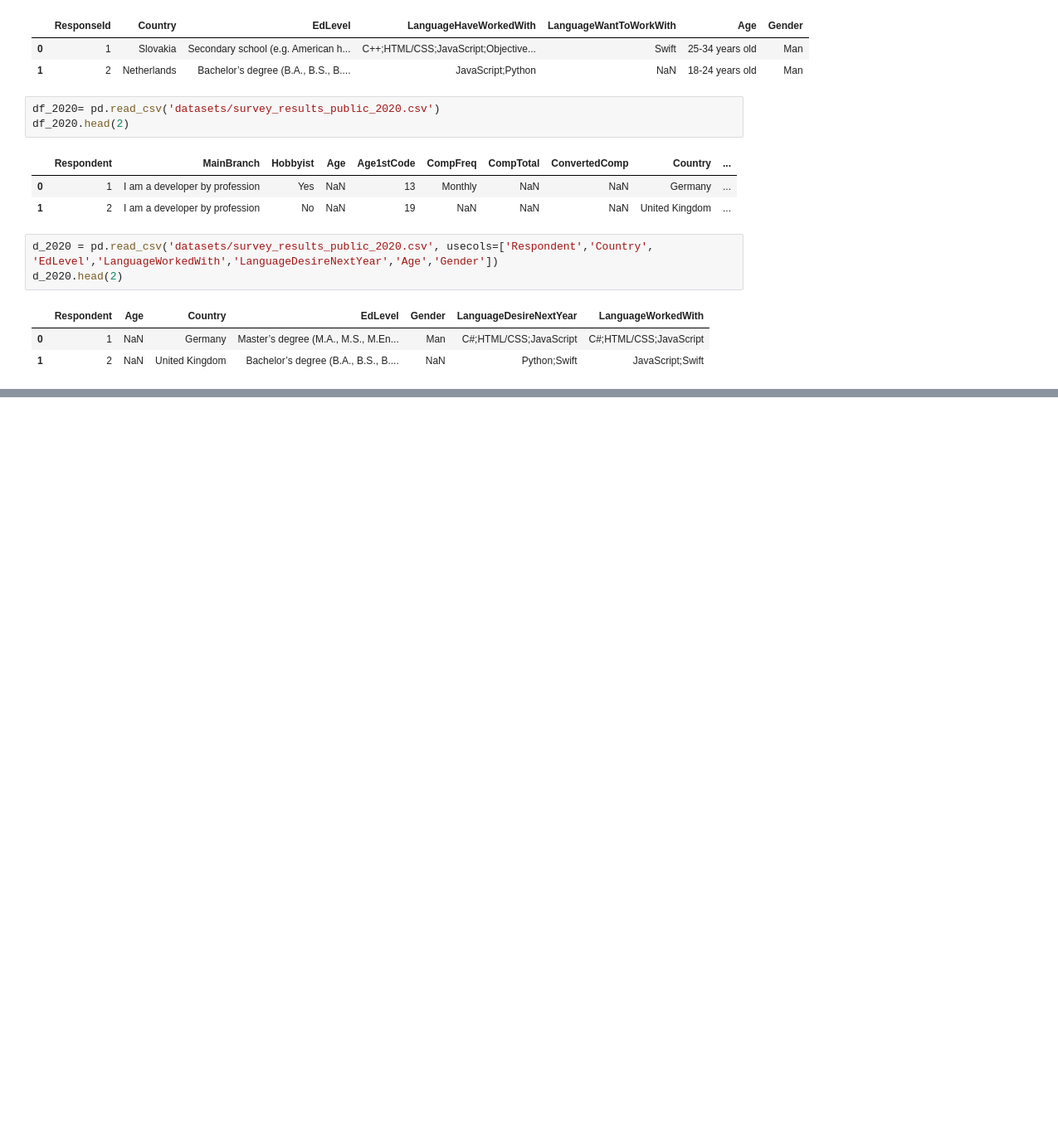
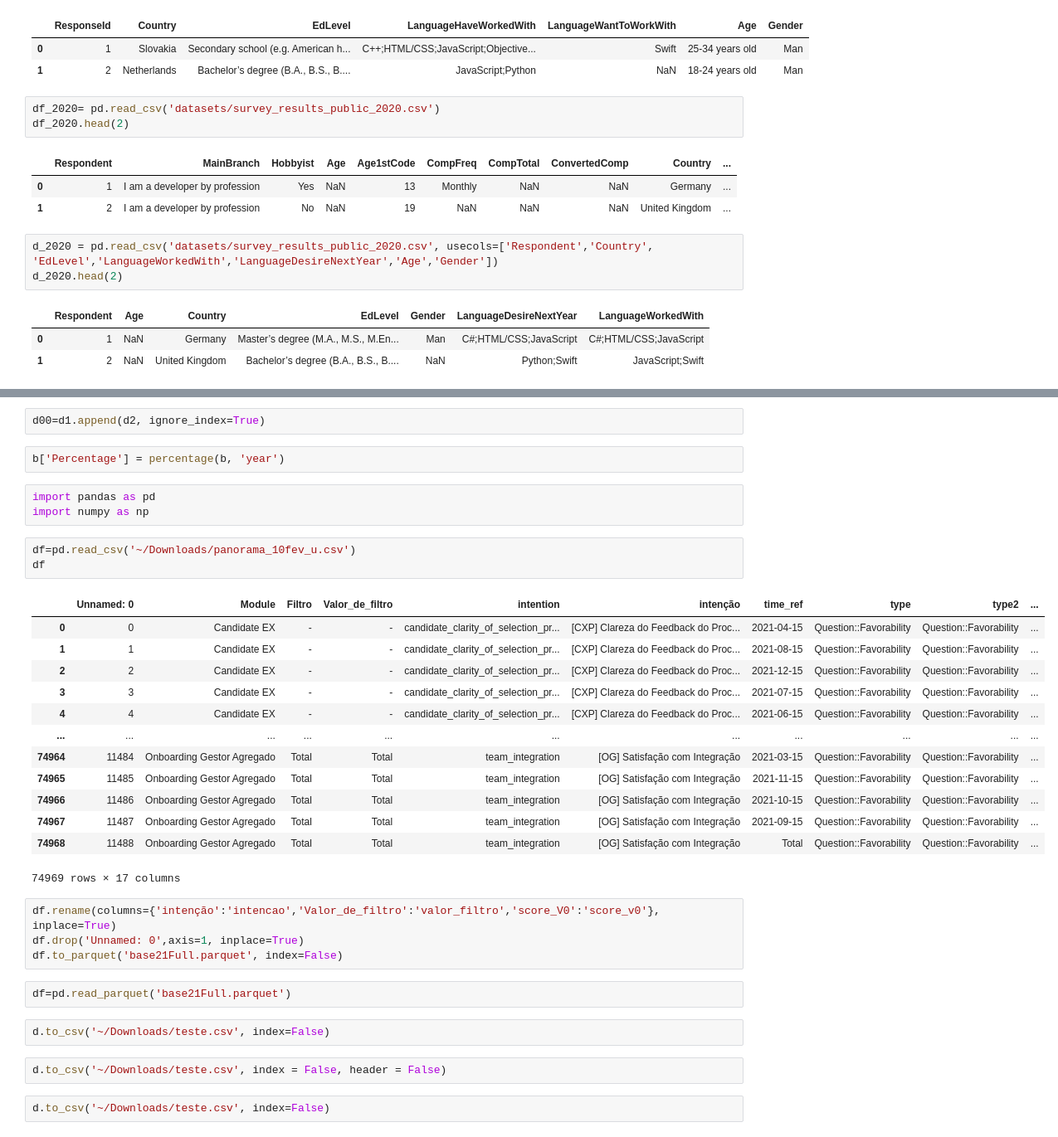
Before and after one commit to statspy-ml/ds_blog, a Jupyter notebook: stackoverflow.ipynb, the cells around one changed output, grey strips where cells are left out. Shown at 83% size. Saved outputs shown, nothing was run; the diff lists cells and outputs as text; blank space fills up the shorter version.

```diff
--- a/stackoverflow.ipynb
+++ b/stackoverflow.ipynb
@@ -203,0 +398,36 @@ list
+# %%
+d00=d1.append(d2, ignore_index=True)
+# %%
+b['Percentage'] = percentage(b, 'year')
+# %%
+import pandas as pd
+import numpy as np
+# %%
+df=pd.read_csv('~/Downloads/panorama_10fev_u.csv')
+df
+# %% [output]
+|  | Unnamed: 0 | Module | Filtro | Valor_de_filtro | intention | intenção | time_ref | type | type2 | ... |
+| 0 | 0 | Candidate EX | - | - | candidate_clarity_of_selection_pr... | [CXP] Clareza do Feedback do Proc... | 2021-04-15 | Question::Favorability | Question::Favorability | ... |
+| 1 | 1 | Candidate EX | - | - | candidate_clarity_of_selection_pr... | [CXP] Clareza do Feedback do Proc... | 2021-08-15 | Question::Favorability | Question::Favorability | ... |
+| 2 | 2 | Candidate EX | - | - | candidate_clarity_of_selection_pr... | [CXP] Clareza do Feedback do Proc... | 2021-12-15 | Question::Favorability | Question::Favorability | ... |
+| 3 | 3 | Candidate EX | - | - | candidate_clarity_of_selection_pr... | [CXP] Clareza do Feedback do Proc... | 2021-07-15 | Question::Favorability | Question::Favorability | ... |
+| 4 | 4 | Candidate EX | - | - | candidate_clarity_of_selection_pr... | [CXP] Clareza do Feedback do Proc... | 2021-06-15 | Question::Favorability | Question::Favorability | ... |
+| ... | ... | ... | ... | ... | ... | ... | ... | ... | ... | ... |
+| 74964 | 11484 | Onboarding Gestor Agregado | Total | Total | team_integration | [OG] Satisfação com Integração | 2021-03-15 | Question::Favorability | Question::Favorability | ... |
+| 74965 | 11485 | Onboarding Gestor Agregado | Total | Total | team_integration | [OG] Satisfação com Integração | 2021-11-15 | Question::Favorability | Question::Favorability | ... |
+| 74966 | 11486 | Onboarding Gestor Agregado | Total | Total | team_integration | [OG] Satisfação com Integração | 2021-10-15 | Question::Favorability | Question::Favorability | ... |
+| 74967 | 11487 | Onboarding Gestor Agregado | Total | Total | team_integration | [OG] Satisfação com Integração | 2021-09-15 | Question::Favorability | Question::Favorability | ... |
+| 74968 | 11488 | Onboarding Gestor Agregado | Total | Total | team_integration | [OG] Satisfação com Integração | Total | Question::Favorability | Question::Favorability | ... |
+74969 rows × 17 columns
+# %%
+df.rename(columns={'intenção':'intencao','Valor_de_filtro':'valor_filtro','score_V0':'score_v0'}, inplace=True)
+df.drop('Unnamed: 0',axis=1, inplace=True)
+df.to_parquet('base21Full.parquet', index=False)
+# %%
+df=pd.read_parquet('base21Full.parquet')
+# %%
+d.to_csv('~/Downloads/teste.csv', index=False)
+# %%
+d.to_csv('~/Downloads/teste.csv', index = False, header = False)
+# %%
+d.to_csv('~/Downloads/teste.csv', index=False)
```
Also changed, not shown: parts of 36 cells of this notebook, 1 other file.
